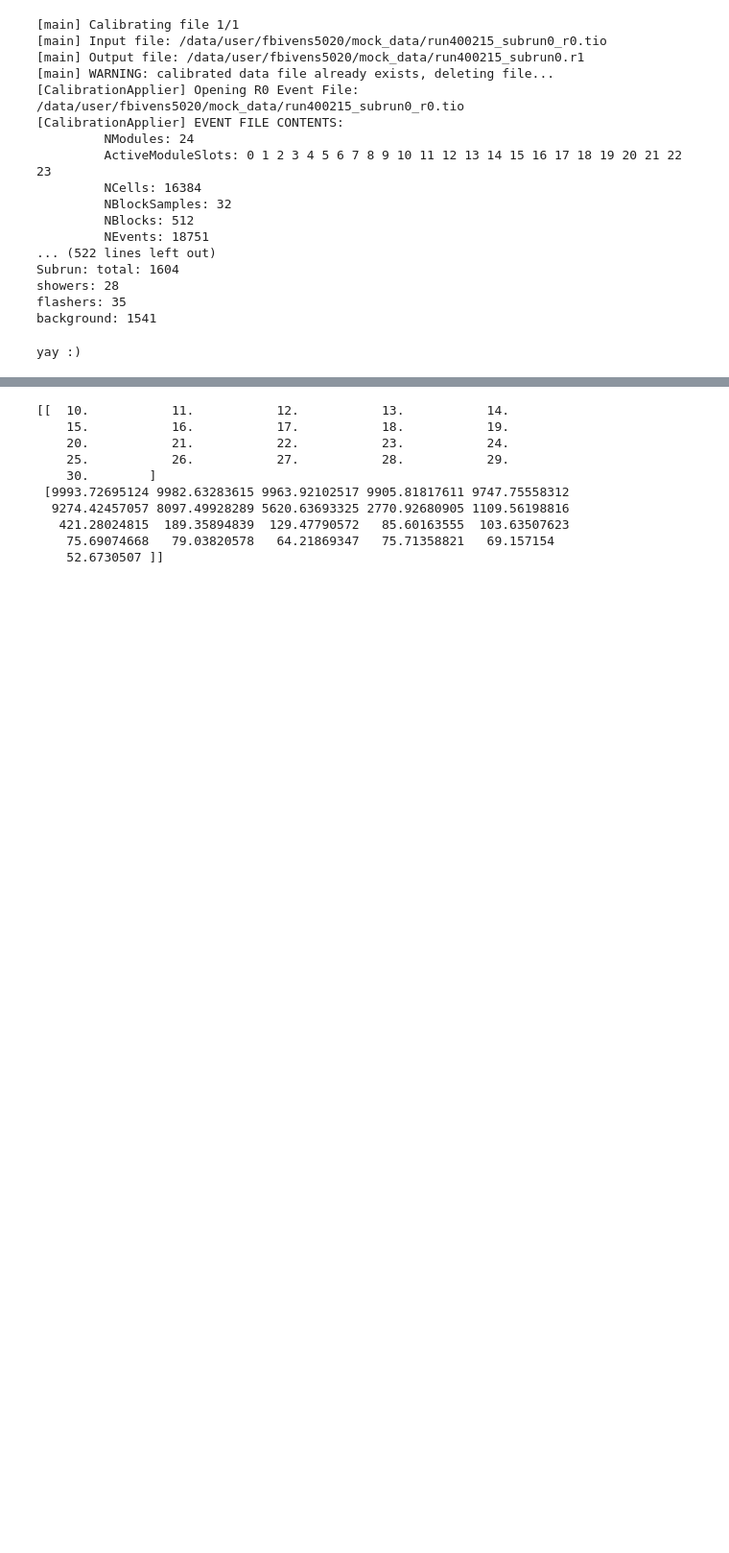
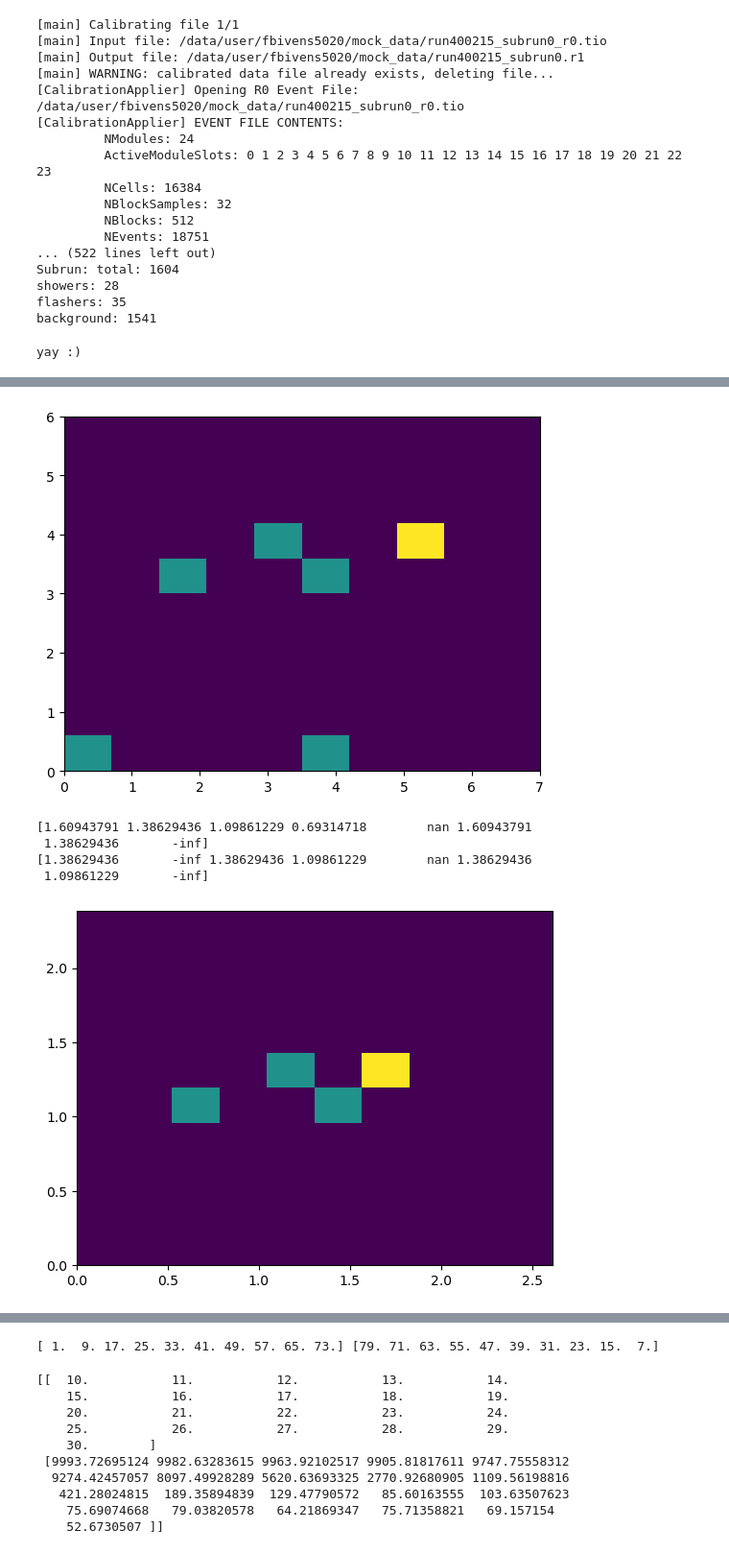
Before and after one commit to GriffinB243/DQM_scripts, a Jupyter notebook: DQM_notebook.ipynb, the cells around one changed output, grey strips where cells are left out. Shown at 96% size. Drawn from its saved outputs; the diff is of its cells as text; code cells hidden in the pictures; blank space fills up the shorter version.

```diff
--- a/DQM_notebook.ipynb
+++ b/DQM_notebook.ipynb
@@ -1336,0 +1500,76 @@ plt.show()
+# %%
+
+xtest=[5,4,3,2,np.nan,5,4,0]
+ytest=[4,0,4,3,np.nan,4,3,0]
+
+cleanedxtest=[]
+cleanedytest=[]
+# for x in range(len(xtest)):
+#     if xtest
+
+logxtest=np.log(xtest)
+logytest=np.log(ytest)
+
+plt.hist2d(xtest, ytest, range=[[0,np.nanmax(xtest)+2],[0,np.nanmax(ytest)+2]])
+plt.show()
+
+print(logxtest)
+print(logytest)
+
+plt.hist2d(logxtest, logytest, range=[[0,np.nanmax(logxtest)+1],[0,np.nanmax(logytest)+1]])
+plt.show()
+
+
+cleaned=[[],[]]
+
+for event in range(len(sorted_data[0][0])):
+    if sorted_data[0][1][event]<0 or sorted_data[0][2][event]<0:
+        cleaned[0].append(np.nan)
+        cleaned[1].append(np.nan)
+    else:
+        cleaned[0].append(sorted_data[0][1][event])
+        cleaned[1].append(sorted_data[0][2][event])
+
+xvals=np.log(sorted_data[0][1])
+yvals=np.log(sorted_data[0][2])
+
+cleanedxvals=np.log(cleaned[0])
+cleanedyvals=np.log(cleaned[1])
+
+plt.scatter(xvals, yvals)
+plt.show()
+
+plt.scatter(cleanedxvals, cleanedyvals)
+plt.show()
+
+plt.hist2d(xvals, yvals, bins=400, range=[[np.nanmin(xvals), np.nanmax(xvals)],[np.nanmin(yvals),np.nanmax(yvals)]], cmap=plt.cm.jet ,norm=colors.LogNorm(vmin=1, vmax = None))
+plt.plot([np.log(1),np.log(79)],[np.log(79),np.log(1)])
+plt.vlines(np.log(2500),0, np.nanmax(yvals), linestyle='dashed', colors='orange')
+plt.show()
+# plt.hist2d(xvals, yvals)
+
+# fig=plt.figure()
+# ax=fig.add_subplot(111)
+
+# ax.hist2d([x for x, y in zip(xvals, yvals) if (x !=np.nan and y!=np.nan)], [y for x, y in zip(xvals, yvals) if (x !=np.nan and y!=np.nan)], bins = 400, cmap=plt.cm.jet ,norm=colors.LogNorm(vmin=1, vmax = None))
+
+# ax.scatter(xvals, yvals)
+
+# ax.set_title(f"Run {current_sr[0]}, Subruns 0-{current_sr[1]} (All Events)", fontsize=14)
+# ax.set_xlabel("Mean charge (ADC*ns)", fontsize=14)
+# ax.set_ylabel("Charge std (ADC*ns)", fontsize=14)
+# plt.xticks(fontsize=14)
+# plt.yticks(fontsize=14)
+# plt.show()
+
+xarray=np.arange(1,80,(80/10))
+yarray=(xarray*(-1))+80
+
+print(xarray, yarray)
+# %% [output]
+[figure, added]
+[1.60943791 1.38629436 1.09861229 0.69314718        nan 1.60943791
+ 1.38629436       -inf]
+[1.38629436       -inf 1.38629436 1.09861229        nan 1.38629436
+ 1.09861229       -inf]
+[figure, added]
@@ -1336,0 +1579 @@ plt.show()
+[ 1.  9. 17. 25. 33. 41. 49. 57. 65. 73.] [79. 71. 63. 55. 47. 39. 31. 23. 15.  7.]
```
Also changed, not shown: parts of 6 cells of this notebook, 3 other files.
